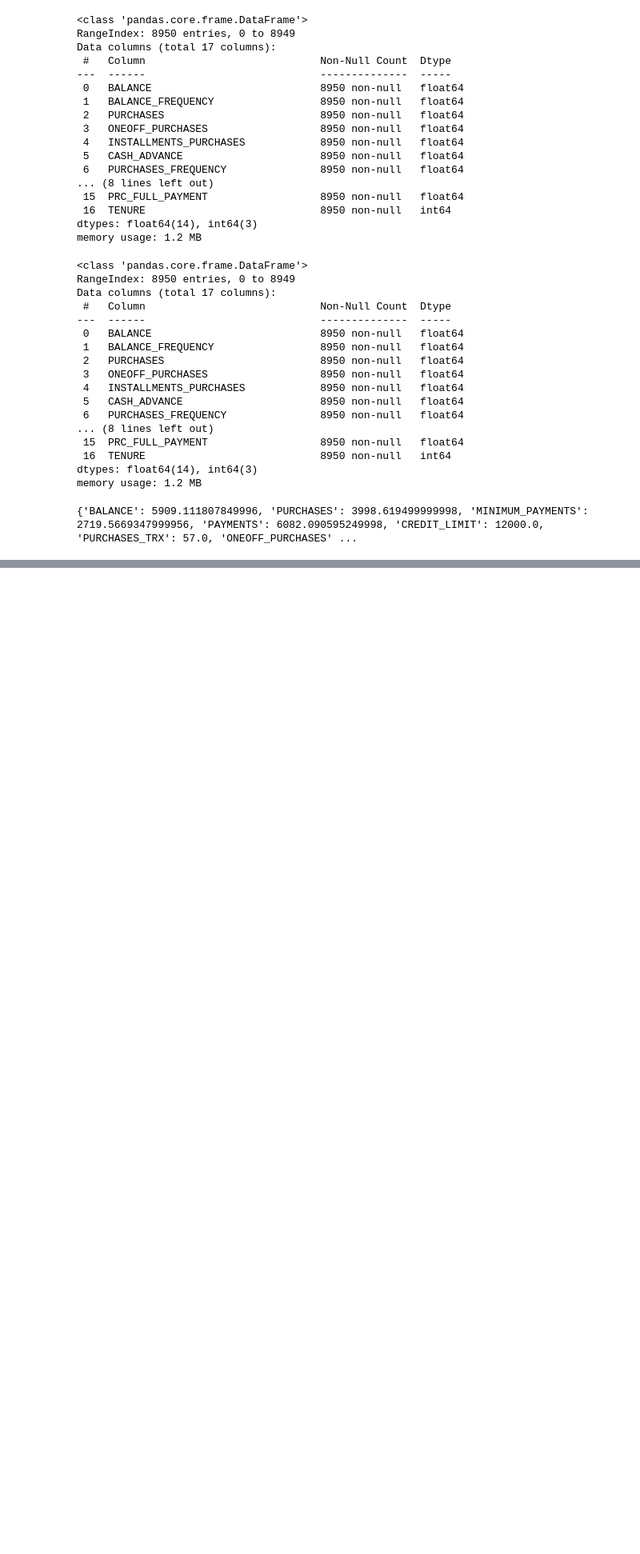
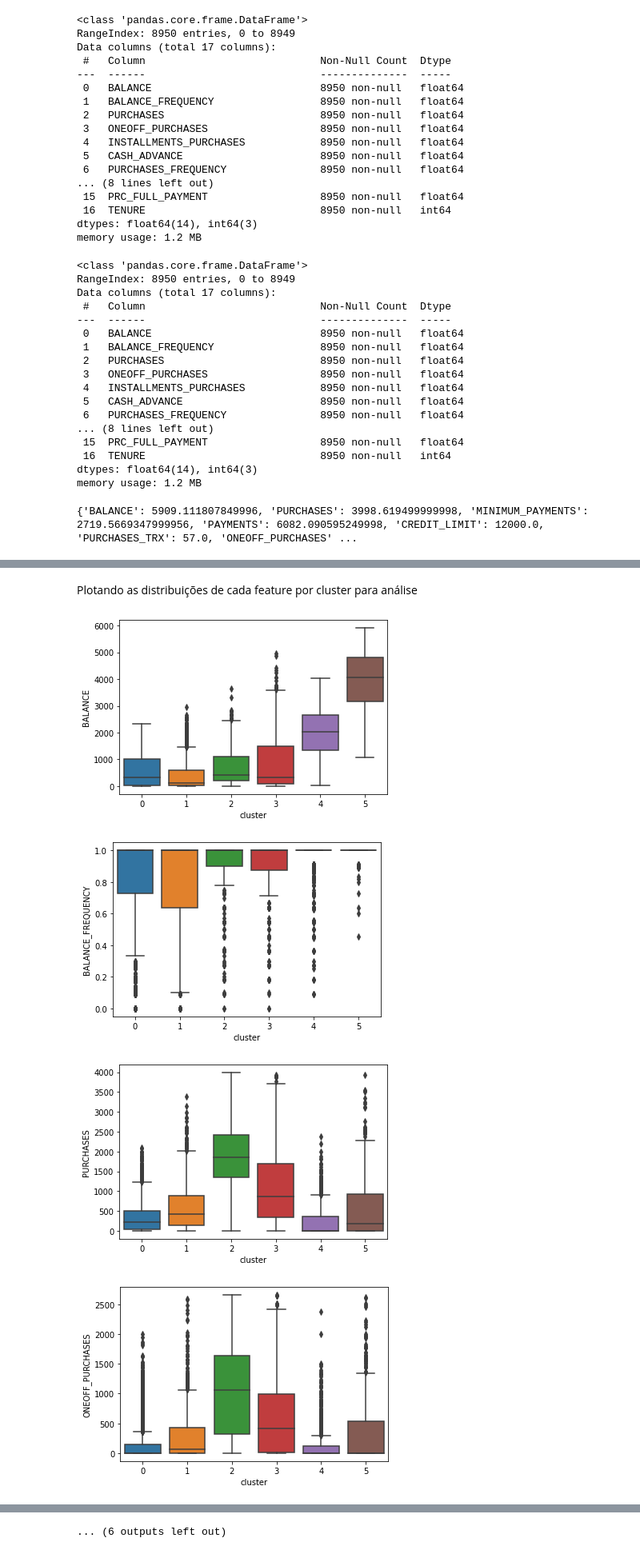
Before and after one commit to digicabral/portifolio-data, a Jupyter notebook: clustering_bank.ipynb, the cells around one changed output, grey strips where cells are left out. Shown at 80% size. Saved outputs shown, nothing was run; the diff lists cells and outputs as text; code cells hidden in the pictures; blank space fills up the shorter version.

```diff
--- a/clustering_bank.ipynb
+++ b/clustering_bank.ipynb
@@ -106,0 +226,20 @@ teste.head()
+# %%
+df1 = df_sem_outlier
+# %%
+features = ['BALANCE', 'BALANCE_FREQUENCY', 'PURCHASES', 'ONEOFF_PURCHASES',
+       'INSTALLMENTS_PURCHASES', 'CASH_ADVANCE', 'PURCHASES_FREQUENCY',
+       'ONEOFF_PURCHASES_FREQUENCY', 'PURCHASES_INSTALLMENTS_FREQUENCY',
+       'CASH_ADVANCE_FREQUENCY', 'CASH_ADVANCE_TRX', 'PURCHASES_TRX',
+       'CREDIT_LIMIT', 'PAYMENTS', 'MINIMUM_PAYMENTS', 'PRC_FULL_PAYMENT',
+       'TENURE', 'cluster']
+# %% [markdown]
+Plotando as distribuições de cada feature por cluster para análise
+# %%
+for cl in features:
+  sns.boxplot(x='cluster', y=cl, data=df1)
+  plt.show()
+# %% [output]
+[figure, added]
+[figure, added]
+[figure, added]
+[figure, added]
@@ -106,0 +254 @@ teste.head()
+... (6 outputs left out)
```
Also changed, not shown: parts of 16 cells of this notebook.
